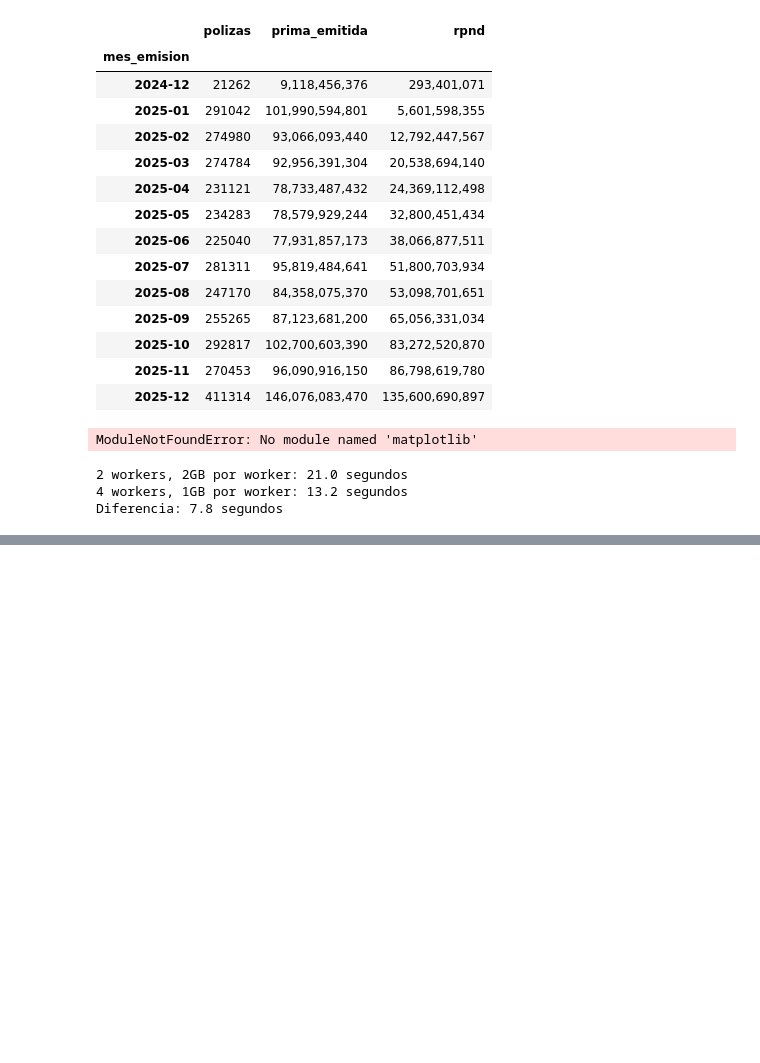
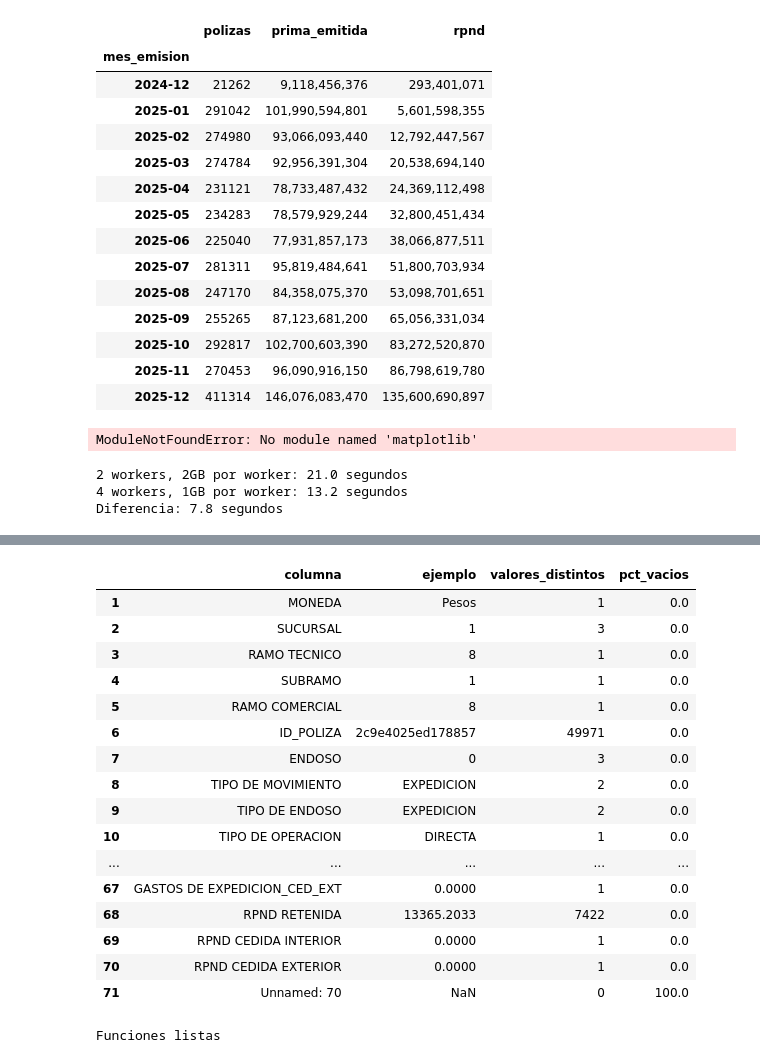
Before and after one commit to eagomezm1989/trabajo-final-bigdata-soat, a Jupyter notebook: 01_eda.ipynb, the cells around one changed output, grey strips where cells are left out. Cells and saved outputs as stored; diff of their text form; code cells hidden in the pictures; blank space fills up the shorter version.

```diff
--- a/01_eda.ipynb
+++ b/01_eda.ipynb
@@ -239,3 +239,20 @@ print("Diferencia:", round(t1 - t2, 1), "segundos")
 2 workers, 2GB por worker: 21.0 segundos
 4 workers, 1GB por worker: 13.2 segundos
 Diferencia: 7.8 segundos
+# %%
+import os
+import dask.dataframe as dd
+
+ruta_txt = "datos_anonimizados/reserva_soat_202512_anon.txt"
+print("Tamaño del archivo anonimizado:", round(os.path.getsize(ruta_txt) / 1024**3, 2), "GB")
+
+# Tamaño del Parquet actual (el de 9 columnas)
+ruta_pq = "datos_anonimizados/reserva_parquet"
+tam_pq = sum(os.path.getsize(os.path.join(r, f)) for r, _, fs in os.walk(ruta_pq) for f in fs)
+print("Tamaño del Parquet actual:", round(tam_pq / 1024**3, 2), "GB")
+
+# Leer la base completa, todas las columnas
+ddf_full = dd.read_csv(ruta_txt, sep="~", dtype=str, blocksize="128MB")
+print("Número de columnas:", len(ddf_full.columns))
+for i, c in enumerate(ddf_full.columns, 1):
+    print(i, c)
@@ -241,0 +277,63 @@ Diferencia: 7.8 segundos
+# %%
+import pandas as pd
+pd.set_option("display.max_rows", 100)
+
+# Muestra de las primeras 50.000 filas para perfilar las columnas
+muestra = ddf_full.head(50000)
+
+perfil = pd.DataFrame({
+    "columna": muestra.columns,
+    "ejemplo": [muestra[c].dropna().iloc[0] if muestra[c].notna().any() else None for c in muestra.columns],
+    "valores_distintos": [muestra[c].nunique() for c in muestra.columns],
+    "pct_vacios": [round(muestra[c].isna().mean() * 100, 1) for c in muestra.columns],
+})
+perfil.index = range(1, len(perfil) + 1)
+perfil
+# %% [output]
+|  | columna | ejemplo | valores_distintos | pct_vacios |
+| 1 | MONEDA | Pesos | 1 | 0.0 |
+| 2 | SUCURSAL | 1 | 3 | 0.0 |
+| 3 | RAMO TECNICO | 8 | 1 | 0.0 |
+| 4 | SUBRAMO | 1 | 1 | 0.0 |
+| 5 | RAMO COMERCIAL | 8 | 1 | 0.0 |
+| 6 | ID_POLIZA | 2c9e4025ed178857 | 49971 | 0.0 |
+| 7 | ENDOSO | 0 | 3 | 0.0 |
+| 8 | TIPO DE MOVIMIENTO | EXPEDICION | 2 | 0.0 |
+| 9 | TIPO DE ENDOSO | EXPEDICION | 2 | 0.0 |
+| 10 | TIPO DE OPERACION | DIRECTA | 1 | 0.0 |
+| ... | ... | ... | ... | ... |
+| 67 | GASTOS DE EXPEDICION_CED_EXT | 0.0000 | 1 | 0.0 |
+| 68 | RPND RETENIDA | 13365.2033 | 7422 | 0.0 |
+| 69 | RPND CEDIDA INTERIOR | 0.0000 | 1 | 0.0 |
+| 70 | RPND CEDIDA EXTERIOR | 0.0000 | 1 | 0.0 |
+| 71 | Unnamed: 70 | NaN | 0 | 100.0 |
+# %%
+import re, time
+import dask.dataframe as dd
+from dask.distributed import Client, LocalCluster
+
+RUTA_TXT = "datos_anonimizados/reserva_soat_202512_anon.txt"
+RUTA_PQ  = "datos_anonimizados/reserva_parquet_completo"
+
+COLS_FECHA = ["FECHA DE EMISION", "FECHA INICIO DE VIGENCIA", "FECHA FIN DE VIGENCIA"]
+COLS_TEXTO = ["MONEDA", "SUCURSAL", "RAMO TECNICO", "SUBRAMO", "RAMO COMERCIAL",
+              "ID_POLIZA", "ENDOSO", "TIPO DE MOVIMIENTO", "TIPO DE ENDOSO", "TIPO DE OPERACION"]
+
+def limpiar_nombre(c):
+    c = c.lower().replace("%", "pct").strip()
+    return re.sub(r"[^a-z0-9]+", "_", c).strip("_")
+
+def convertir_a_parquet(ruta):
+    d = dd.read_csv(RUTA_TXT, sep="~", dtype=str, blocksize="64MB")
+    d = d.drop(columns=[c for c in d.columns if c.startswith("Unnamed")])
+    for c in COLS_FECHA:
+        d[c] = dd.to_datetime(d[c], format="%d/%m/%Y", errors="coerce").astype("datetime64[ns]")
+    for c in d.columns:
+        if c not in COLS_FECHA and c not in COLS_TEXTO:
+            d[c] = dd.to_numeric(d[c], errors="coerce").astype("float64")
+    d.columns = [limpiar_nombre(c) for c in d.columns]
+    d.to_parquet(ruta, engine="pyarrow", write_index=False)
+
+print("Funciones listas")
+# %% [output]
+Funciones listas
```
Also changed, not shown: parts of 7 cells of this notebook.
